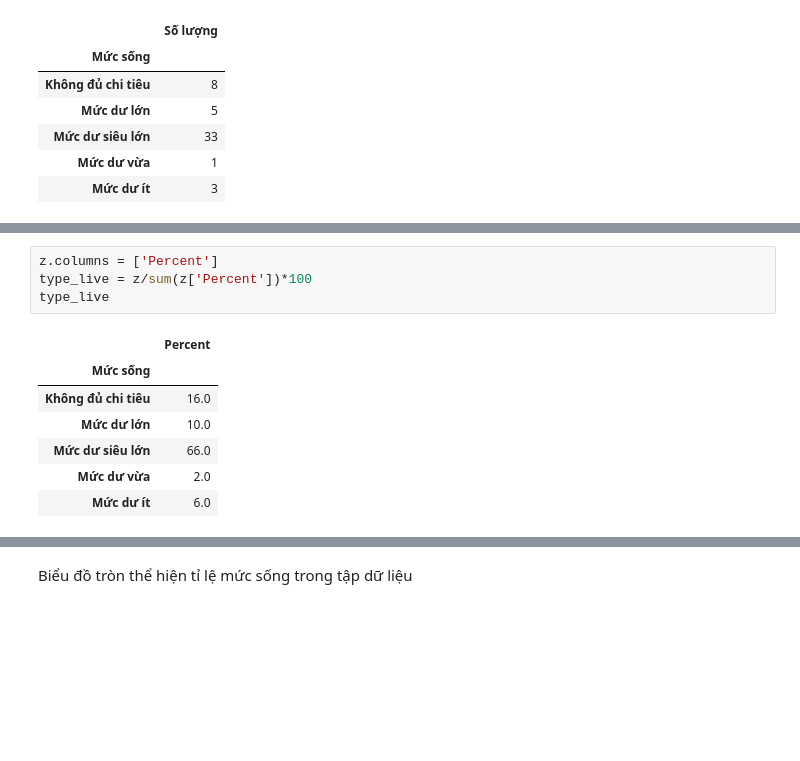
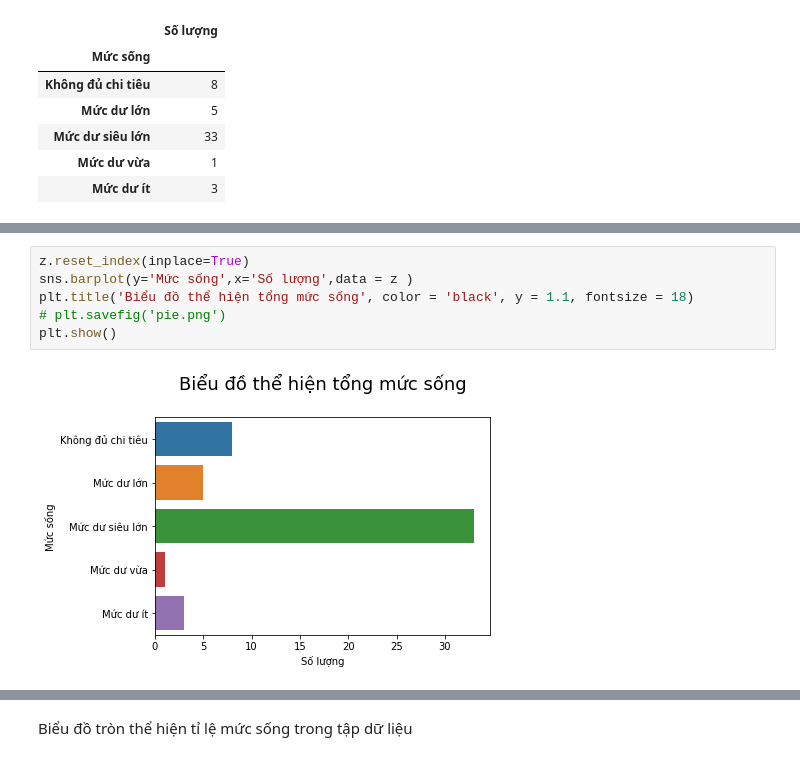
Before and after one commit to khoa2210/Do-an-, a Jupyter notebook: Thống_kê_mô_tả.ipynb, the cells around one changed output, grey strips where cells are left out. Saved outputs shown, nothing was run; the diff lists cells and outputs as text; blank space fills up the shorter version.

```diff
--- a/Thống_kê_mô_tả.ipynb
+++ b/Thống_kê_mô_tả.ipynb
@@ -401,12 +391,8 @@ plt.show()
-# %%
-z.columns = ['Percent']
-type_live = z/sum(z['Percent'])*100
-type_live
-# %% [output]
-|  | Percent |
-| Mức sống |  |
-| Không đủ chi tiêu | 16.0 |
-| Mức dư lớn | 10.0 |
-| Mức dư siêu lớn | 66.0 |
-| Mức dư vừa | 2.0 |
-| Mức dư ít | 6.0 |
+# %%
+z.reset_index(inplace=True)
+sns.barplot(y='Mức sống',x='Số lượng',data = z )
+plt.title('Biểu đồ thể hiện tổng mức sống', color = 'black', y = 1.1, fontsize = 18)
+# plt.savefig('pie.png')
+plt.show()
+# %% [output]
+[figure, added]
```
Also changed, not shown: parts of 9 cells of this notebook.
